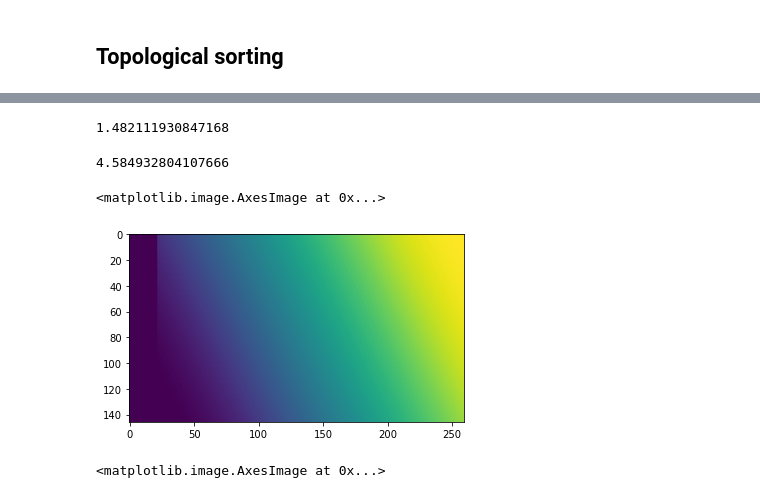
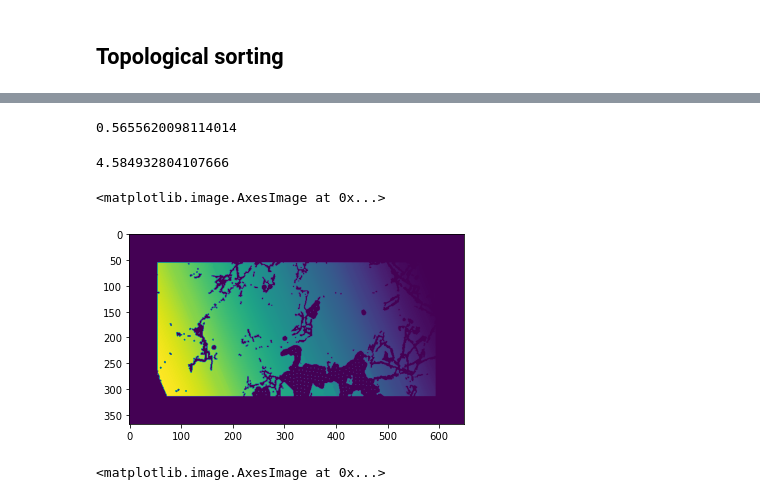
Before and after one commit to NinaWie/PowerPlanner, a Jupyter notebook: notebooks/topological_sort.ipynb, the cells around one changed output, grey strips where cells are left out. Drawn from its saved outputs; the diff is of its cells as text; code cells hidden in the pictures.

Commit message:
hard constraints considered in stack

```diff
--- a/notebooks/topological_sort.ipynb
+++ b/notebooks/topological_sort.ipynb
@@ -21,7 +22,7 @@ PATH_FILES = "../data"
 ID = "w_ksp_5"  # str(round(time.time() / 60))[-5:]
 
 OUT_PATH = "outputs/path_" + ID
-SCALE_PARAM = 5  # args.scale
+SCALE_PARAM = 2  # args.scale
 # normal graph pipeline
 # PIPELINE = [(2, 50), (1, 0)]  # [(1, 0)]  # [(4, 80), (2, 50), (1, 0)]  #
 # random graph pipeline
@@ -140,13 +135,14 @@ ListType[int64]([0, 0])
 # %%
-visited = np.zeros(instance_corr.shape)
+# visited = np.zeros(instance_corr.shape)
+# visited = np.absolute(1-instance_corr)
 tic = time.time()
 l = List()
 inner = List()
 inner.append(0)
 inner.append(0)
 l.append(inner)
-stack = topological_sort_jit(start_inds[0], start_inds[1],np.asarray(shifts), visited, l)
+stack = topological_sort_jit(start_inds[0], start_inds[1], np.asarray(graph.shifts), instance_corr.copy(), l)
 print(time.time()-tic)
 # print(stack)
 # %% [output]
-1.482111930847168
+0.5655620098114014
@@ -161,13 +159,15 @@ print(time.time()-tic)
 # %%
 test = np.zeros(instance_corr.shape)
 counter = 0
-for s in stack:
-    test[tuple(s)] = counter
+for i in range(len(stack)):
+    s1 = stack[i][0]
+    s2 = stack[i][1]
+    test[s1,s2] = counter
     counter+=1
 plt.imshow(test)
 # %% [output]
 <matplotlib.image.AxesImage at 0x...>
-[figure, old version]
+[figure, new version]
 # %%
 vec = (dest_inds-start_inds)/np.linalg.norm(dest_inds-start_inds)
 # %%
```
Also changed, not shown: parts of 20 cells of this notebook, 4 other files.
